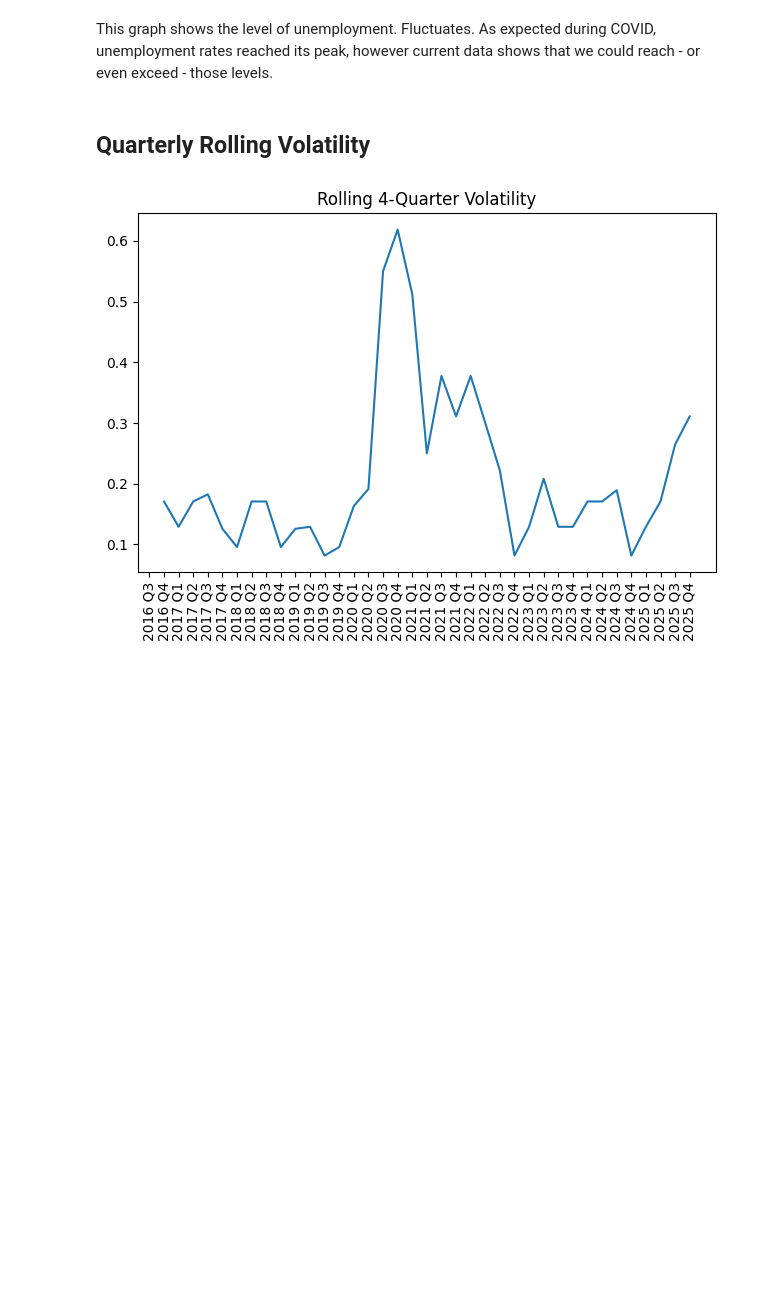
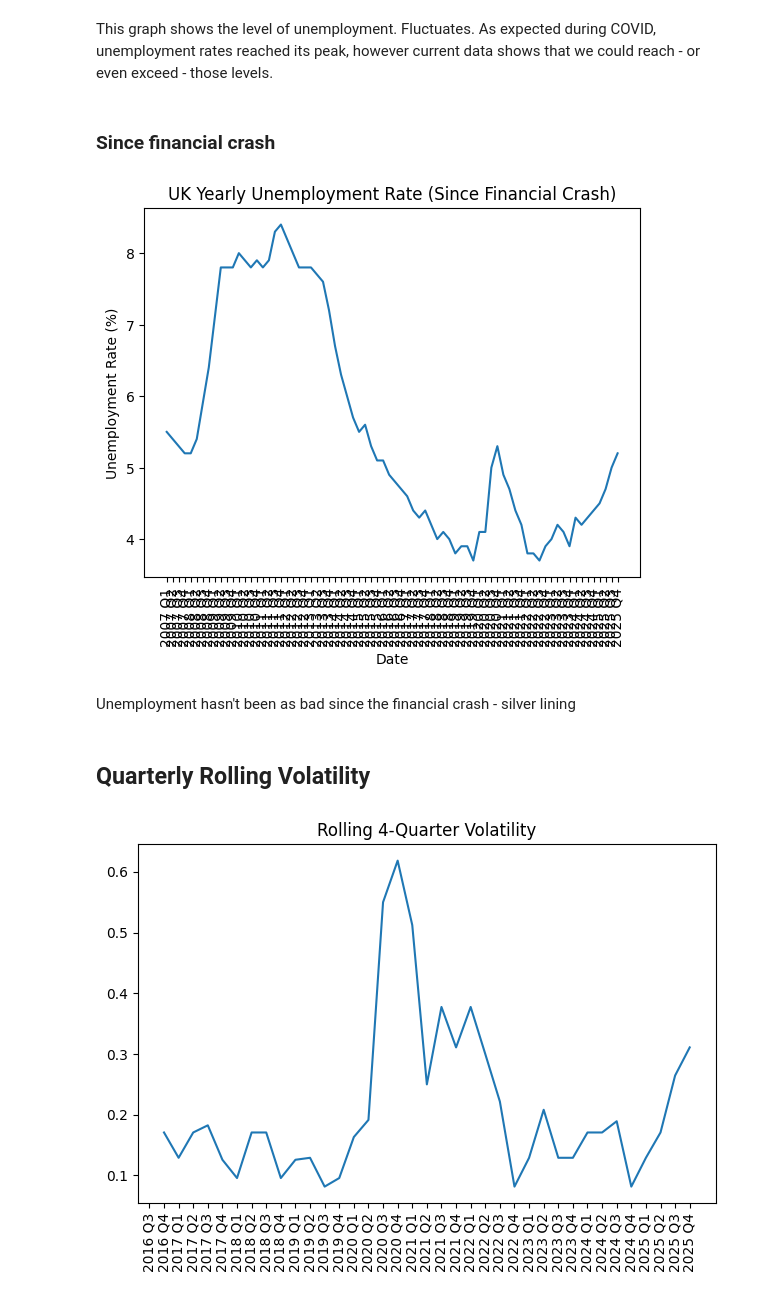
Before and after one commit to neer-shah/UK-unemployment-2026, a Jupyter notebook: main.ipynb, the cells around one changed output. Saved outputs shown, nothing was run; the diff lists cells and outputs as text; code cells hidden in the pictures; blank space fills up the shorter version.

Commit message:
Analysis since Financial Crash
Extracted further data since the financial crash

```diff
--- a/main.ipynb
+++ b/main.ipynb
@@ -48,0 +51,7 @@ df
+# %%
+fin_crash_df = df[df["Date"].str.match(r"^\d{4} Q[1-4]$", na=False)]
+fin_crash_df["Year"] = fin_crash_df["Date"].str[:4].astype(int)
+fin_crash_df["Quarter"] = fin_crash_df["Date"].str[-2:]
+fin_crash_df = fin_crash_df[fin_crash_df["Year"] >= 2007]
+
+fin_crash_df.head(12)
@@ -146,5 +181,19 @@ plt.show()
 # %% [markdown]
 This graph shows the level of unemployment. Fluctuates. As expected during COVID, unemployment rates reached its peak, however current data shows that we could reach - or even exceed - those levels.
+# %% [markdown]
+### Since financial crash
+# %%
+plt.figure()
+plt.plot(fin_crash_df["Date"], fin_crash_df["Unemployment rate (%)"])
+plt.xticks(rotation=90)
+plt.xlabel("Date")
+plt.ylabel("Unemployment Rate (%)")
+plt.title("UK Yearly Unemployment Rate (Since Financial Crash)")
+plt.show()
+# %% [output]
+[figure, added]
+# %% [markdown]
+Unemployment hasn't been as bad since the financial crash - silver lining
 # %% [markdown]
 ## Quarterly Rolling Volatility
 # %%
```
Also changed, not shown: parts of 8 cells of this notebook.
